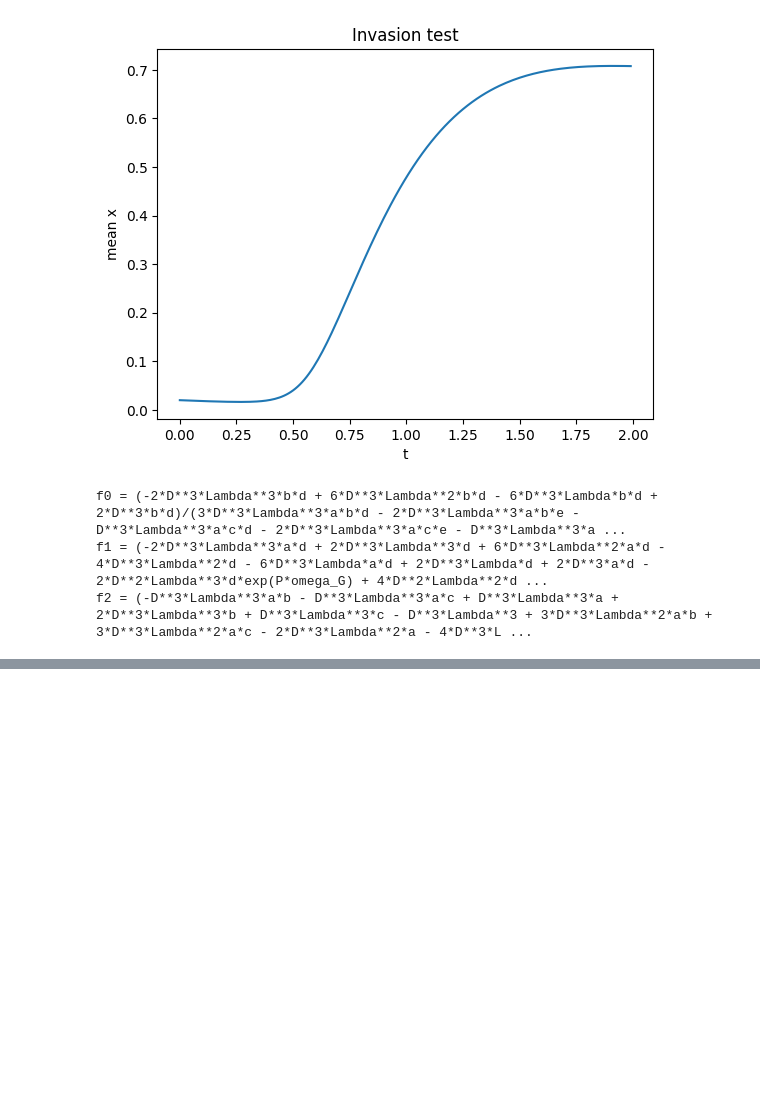
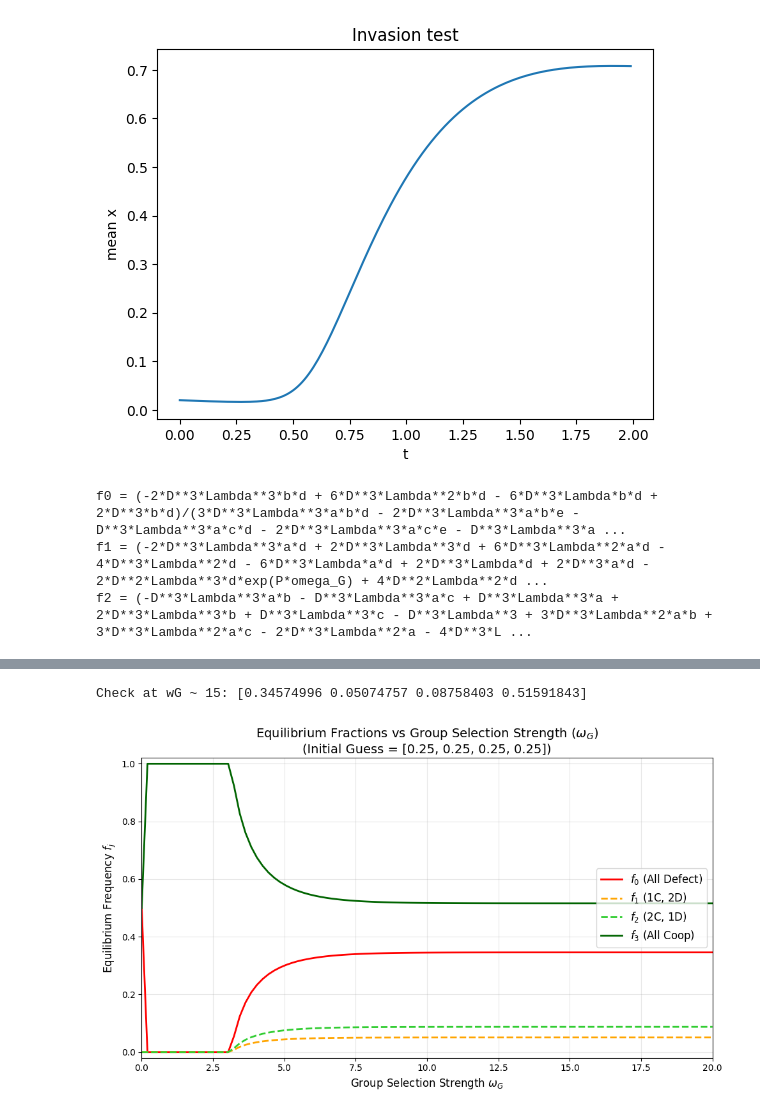
Before and after one commit to xuhanp2/IMLforBiologyMathModel, a Jupyter notebook: simulation.ipynb, the cells around one changed output, grey strips where cells are left out. Cells and saved outputs as stored; diff of their text form; code cells hidden in the pictures; blank space fills up the shorter version.

```diff
--- a/simulation.ipynb
+++ b/simulation.ipynb
@@ -1022,0 +898,72 @@ Eigenvalues of Jacobian:
+# %%
+import numpy as np
+import matplotlib.pyplot as plt
+from scipy.optimize import fsolve
+R, S, T, P = 6, 5, 12, 3 # HD
+# R, S, T, P = 6, 3, 12, 5 # PD
+omega_I = 0.1
+Lambda = 0.1
+def pi_C(x): return x*R + (1-x)*S
+def pi_D(x): return x*T + (1-x)*P
+W1 = np.exp(omega_I * (R+2*S)/3) + 2*np.exp(omega_I * (T+2*P)/3)
+W2 = 2*np.exp(omega_I * (2*R+S)/3) + np.exp(omega_I * (2*T+P)/3)
+fit_0 = P
+fit_1 = (R + 2*S + 2*T + 4*P) / 9.0
+fit_2 = (4*R + 2*S + 2*T + P) / 9.0
+fit_3 = R
+current_wG = 0
+
+def equilibrium_func(f):
+    f0, f1, f2, f3 = f
+    wG = current_wG
+    E0 = np.exp(wG * fit_0)
+    E1 = np.exp(wG * fit_1)
+    E2 = np.exp(wG * fit_2)
+    E3 = np.exp(wG * fit_3)
+
+    D = f0*E0 + f1*E1 + f2*E2 + f3*E3
+    if D == 0: D = 1e-10
+    term_in_0 = f1 * (2*np.exp(omega_I*pi_D(1/3)) / W1)
+    df0 = term_in_0 + Lambda * f0 * (E0/D - 1)
+    term_out_1_to_0 = f1 * (2*np.exp(omega_I*(T+2*P)/3)/W1)
+    term_out_1_to_2 = f1 * (2*np.exp(omega_I*(R+2*S)/3)/W1)
+    term_in_1_from_2 = f2 * (2*np.exp(omega_I*(2*T+P)/3)/W2)
+    df1 = -term_out_1_to_0 - term_out_1_to_2 + term_in_1_from_2 + Lambda*f1*(E1/D - 1)
+    term_out_2_to_1 = f2 * (2*np.exp(omega_I*(2*T+P)/3)/W2)
+    term_out_2_to_3 = f2 * (2*np.exp(omega_I*(2*R+S)/3)/W2)
+    term_in_2_from_1 = f1 * (2*np.exp(omega_I*(R+2*S)/3)/W1)
+    df2 = -term_out_2_to_1 - term_out_2_to_3 + term_in_2_from_1 + Lambda*f2*(E2/D - 1)
+    term_in_3 = f2 * (2*np.exp(omega_I*(2*R+S)/3)/W2)
+    df3 = term_in_3 + Lambda*f3*(E3/D - 1)
+    return [df0, df1, df2, f0+f1+f2+f3 - 1.0]
+omega_G_values = np.linspace(0, 20, 100)
+results = []
+for val in omega_G_values:
+    current_wG = val
+    fixed_guess = [0.25, 0.25, 0.25, 0.25]
+    root = fsolve(equilibrium_func, fixed_guess)
+    root = np.maximum(root, 0)
+    root = root / np.sum(root)
+
+    results.append(root)
+results = np.array(results)
+plt.figure(figsize=(10, 6))
+plt.plot(omega_G_values, results[:, 0], label=r'$f_0$ (All Defect)', color='red', linewidth=2)
+plt.plot(omega_G_values, results[:, 1], label=r'$f_1$ (1C, 2D)', color='orange', linewidth=2, linestyle='--')
+plt.plot(omega_G_values, results[:, 2], label=r'$f_2$ (2C, 1D)', color='limegreen', linewidth=2, linestyle='--')
+plt.plot(omega_G_values, results[:, 3], label=r'$f_3$ (All Coop)', color='darkgreen', linewidth=2)
+idx_15 = np.argmin(np.abs(omega_G_values - 15))
+print(f"Check at wG ~ 15: {results[idx_15]}")
+plt.title(f'Equilibrium Fractions vs Group Selection Strength ($\omega_G$)\n(Initial Guess = [0.25, 0.25, 0.25, 0.25])', fontsize=14)
+plt.xlabel(r'Group Selection Strength $\omega_G$', fontsize=12)
+plt.ylabel(r'Equilibrium Frequency $f_j$', fontsize=12)
+plt.ylim(-0.02, 1.02)
+plt.xlim(0, 20)
+plt.legend(fontsize=12, loc='center right')
+plt.grid(True, alpha=0.3)
+
+plt.tight_layout()
+plt.show()
+# %% [output]
+Check at wG ~ 15: [0.34574996 0.05074757 0.08758403 0.51591843]
+[figure, added]
```
Also changed, not shown: parts of 8 cells of this notebook, 7 other files.
